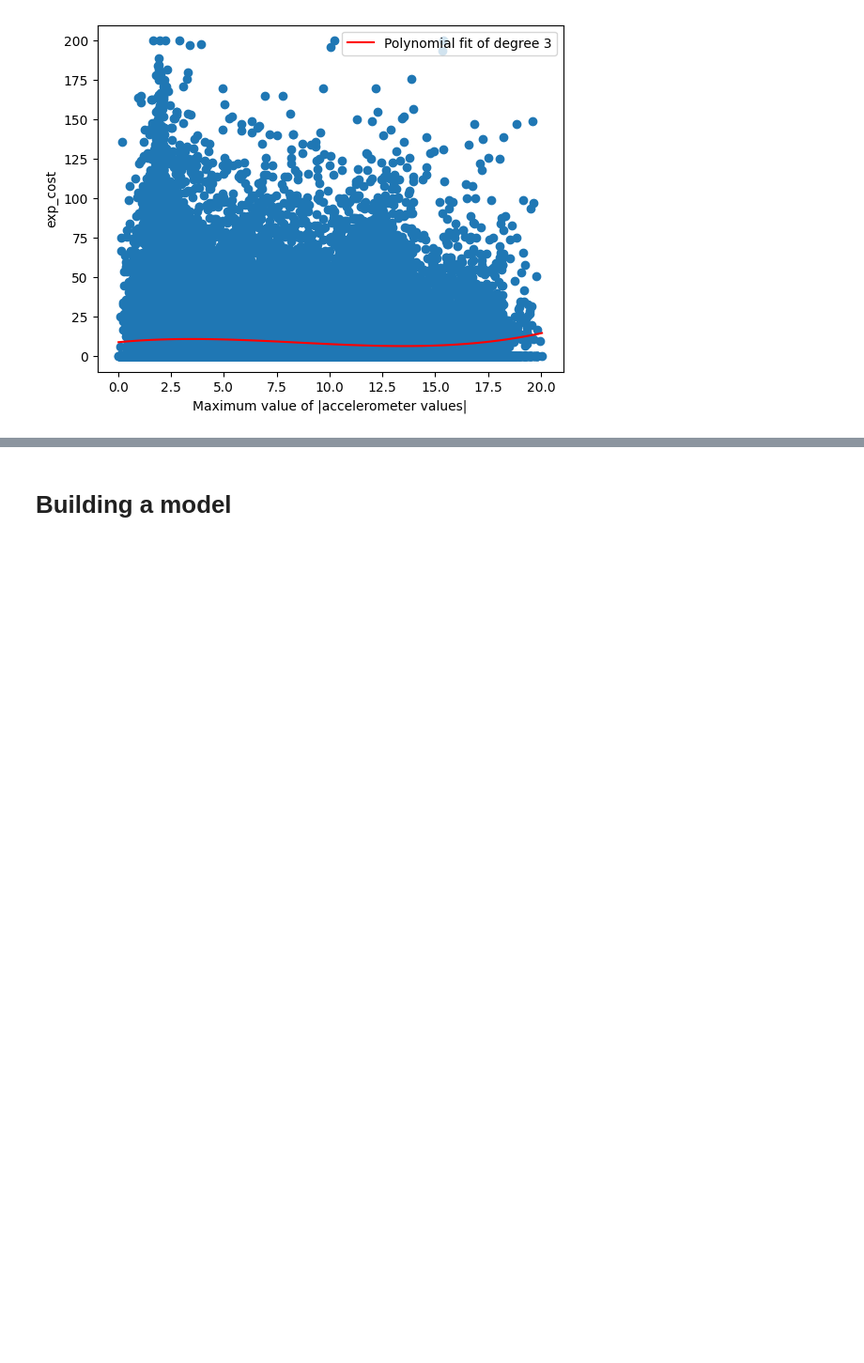
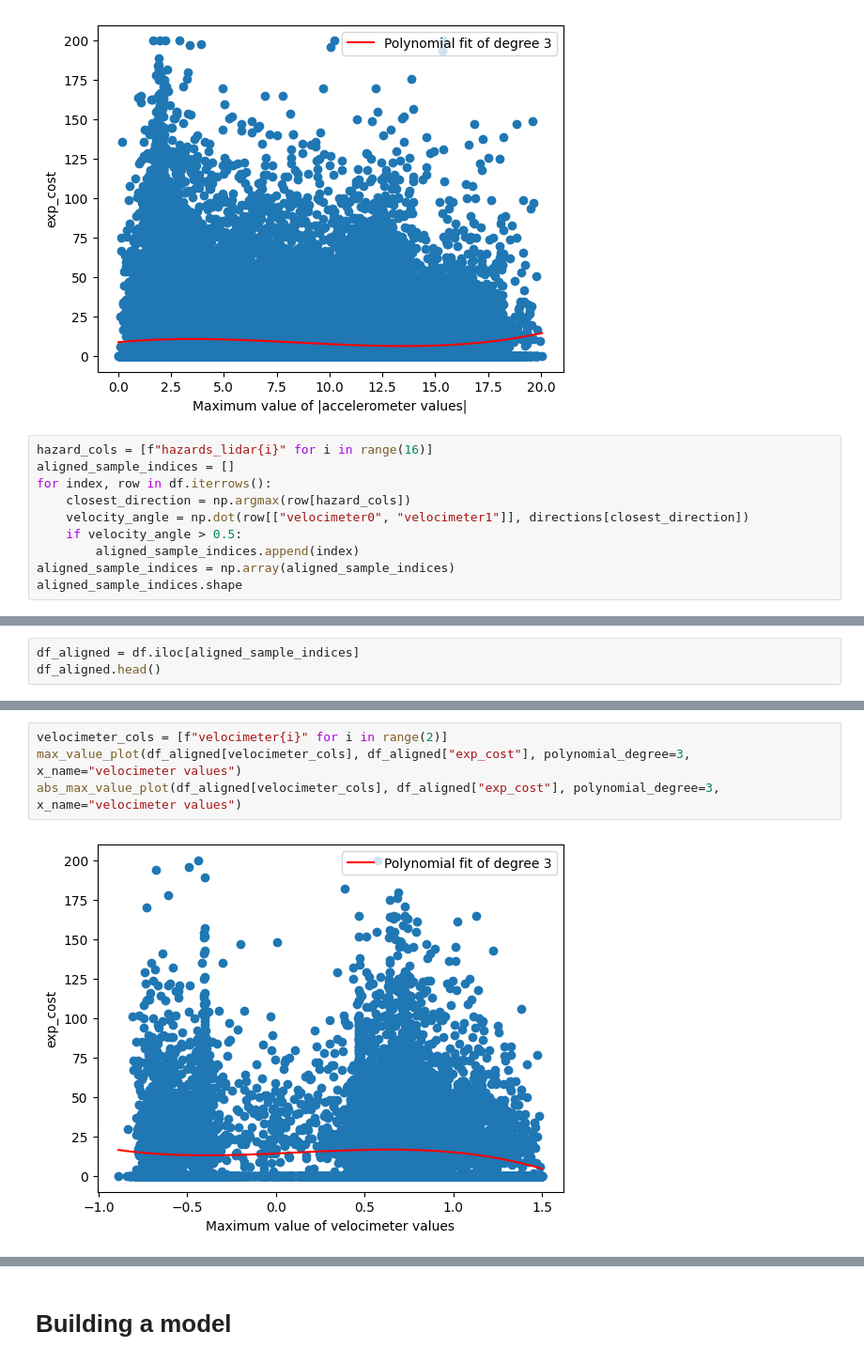
Before and after one commit to Shirkanzilla/predictive-control-switch, a Jupyter notebook: Safety-Gymnasium/create_dataset.ipynb, the cells around one changed output, grey strips where cells are left out. Shown at 94% size. Saved outputs shown, nothing was run; the diff lists cells and outputs as text; blank space fills up the shorter version.

```diff
--- a/Safety-Gymnasium/create_dataset.ipynb
+++ b/Safety-Gymnasium/create_dataset.ipynb
@@ -965,3 +985,13 @@ abs_max_value_plot(df[accel_cols], df["exp_cost"], polynomial_degree=3, x_name="
 # %% [output]
 [figure]
 [figure]
+# %%
+hazard_cols = [f"hazards_lidar{i}" for i in range(16)]
+aligned_sample_indices = []
+for index, row in df.iterrows():
+    closest_direction = np.argmax(row[hazard_cols])
+    velocity_angle = np.dot(row[["velocimeter0", "velocimeter1"]], directions[closest_direction])
+    if velocity_angle > 0.5:
+        aligned_sample_indices.append(index)
+aligned_sample_indices = np.array(aligned_sample_indices)
+aligned_sample_indices.shape
@@ -967,0 +1000,3 @@ abs_max_value_plot(df[accel_cols], df["exp_cost"], polynomial_degree=3, x_name="
+# %%
+df_aligned = df.iloc[aligned_sample_indices]
+df_aligned.head()
@@ -967,0 +1011,6 @@ abs_max_value_plot(df[accel_cols], df["exp_cost"], polynomial_degree=3, x_name="
+# %%
+velocimeter_cols = [f"velocimeter{i}" for i in range(2)]
+max_value_plot(df_aligned[velocimeter_cols], df_aligned["exp_cost"], polynomial_degree=3, x_name="velocimeter values")
+abs_max_value_plot(df_aligned[velocimeter_cols], df_aligned["exp_cost"], polynomial_degree=3, x_name="velocimeter values")
+# %% [output]
+[figure, added]
```
Also changed, not shown: parts of 7 cells of this notebook, 1 other file.
